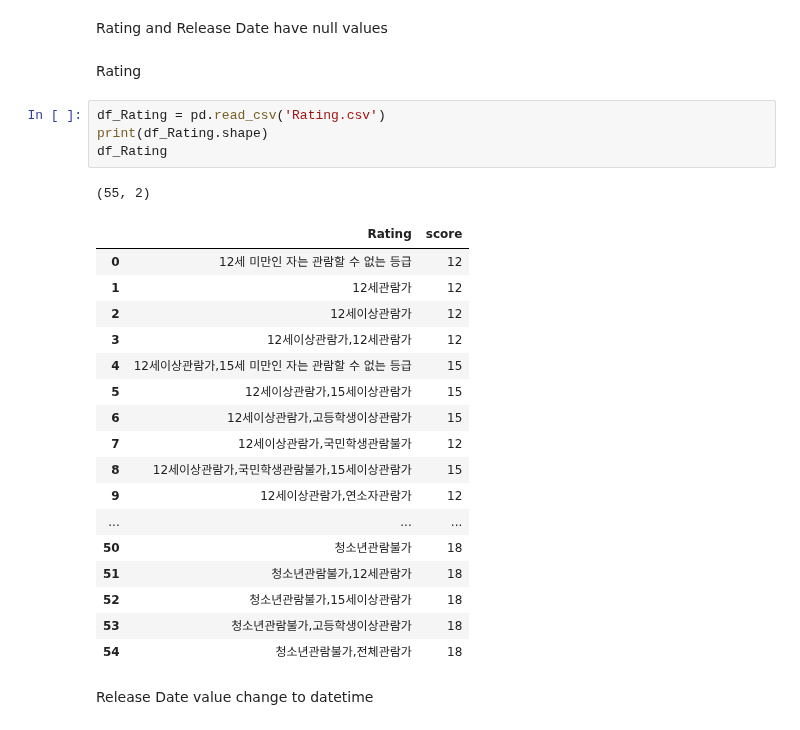
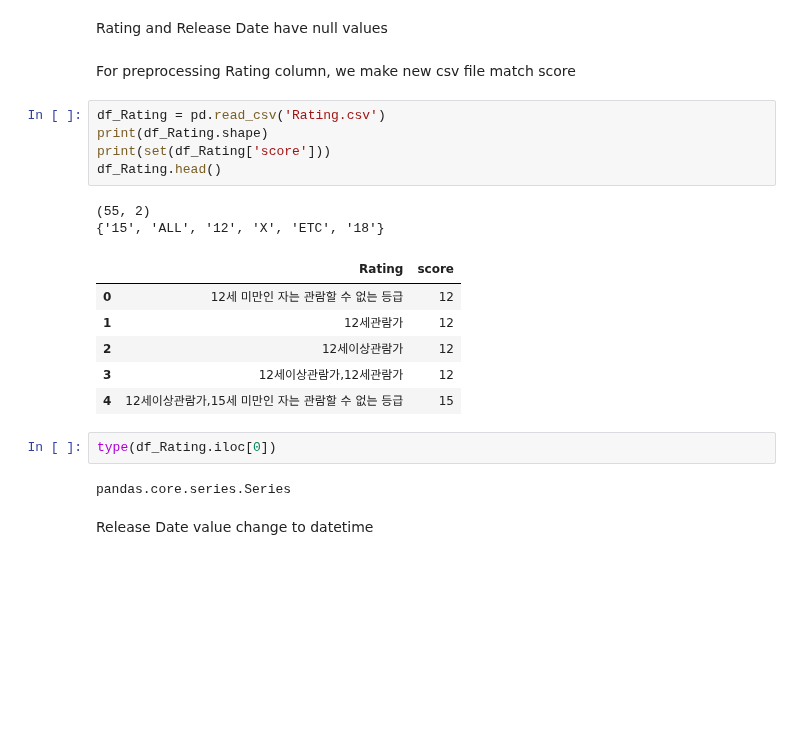
Before and after one commit to danielsun888/datathon, a Jupyter notebook: kyh.ipynb, the cells around one changed output. Saved outputs shown, nothing was run; the diff lists cells and outputs as text; blank space fills up the shorter version.

```diff
--- a/kyh.ipynb
+++ b/kyh.ipynb
@@ -209,30 +242,25 @@ data.loc[[251, 3805, 6802, 23940]]
 | 23940 | 23941 | 우리는그들을잊으려한다 | 다코 베직 | No_Production_Company | No_Import_Company | No_Distributing_Agency | 1992-03-27 | ... |
 # %% [markdown]
 Rating and Release Date have null values
-# %% [markdown]
-Rating
+# %% [markdown]
+For preprocessing Rating column, we make new csv file match score
 # %%
 df_Rating = pd.read_csv('Rating.csv')
 print(df_Rating.shape)
-df_Rating
+print(set(df_Rating['score']))
+df_Rating.head()
 # %% [output]
 (55, 2)
+{'15', 'ALL', '12', 'X', 'ETC', '18'}
 |  | Rating | score |
 | 0 | 12세 미만인 자는 관람할 수 없는 등급 | 12 |
 | 1 | 12세관람가 | 12 |
 | 2 | 12세이상관람가 | 12 |
 | 3 | 12세이상관람가,12세관람가 | 12 |
 | 4 | 12세이상관람가,15세 미만인 자는 관람할 수 없는 등급 | 15 |
-| 5 | 12세이상관람가,15세이상관람가 | 15 |
-| 6 | 12세이상관람가,고등학생이상관람가 | 15 |
-| 7 | 12세이상관람가,국민학생관람불가 | 12 |
-| 8 | 12세이상관람가,국민학생관람불가,15세이상관람가 | 15 |
-| 9 | 12세이상관람가,연소자관람가 | 12 |
-| ... | ... | ... |
-| 50 | 청소년관람불가 | 18 |
-| 51 | 청소년관람불가,12세관람가 | 18 |
-| 52 | 청소년관람불가,15세이상관람가 | 18 |
-| 53 | 청소년관람불가,고등학생이상관람가 | 18 |
-| 54 | 청소년관람불가,전체관람가 | 18 |
+# %%
+type(df_Rating.iloc[0])
+# %% [output]
+pandas.core.series.Series
 # %% [markdown]
 Release Date value change to datetime
```
Also changed, not shown: parts of 9 cells of this notebook.
